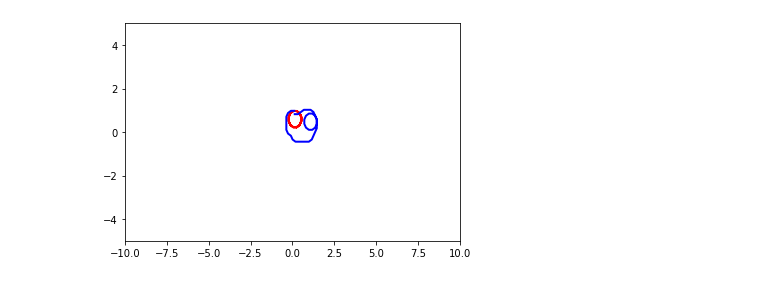
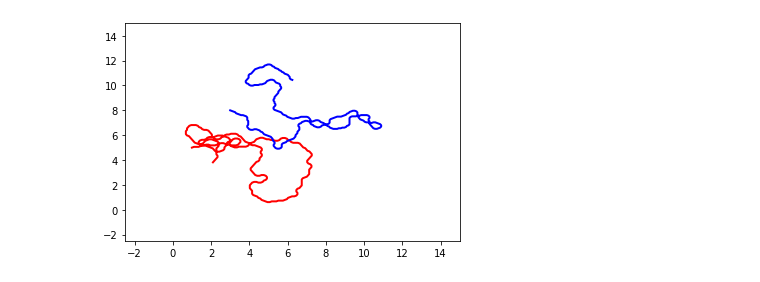
Before and after one commit to fbrand-new/reinforced-birds, a Jupyter notebook: analysis.ipynb, the cells around one changed output. Cells and saved outputs as stored; diff of their text form; code cells hidden in the pictures.

Commit message:
Pursuer is learning

```diff
--- a/analysis.ipynb
+++ b/analysis.ipynb
@@ -10,8 +10,7 @@ from IPython.display import HTML
 # initialization function: plot the background of each frame
 def animate_trajectory(filename):
     fig, ax = plt.subplots()
-    ax.set_xlim((-10, 10))
-    ax.set_ylim((-5, 5))
+
 
     line, = ax.plot([], [],  lw=2, color='red')
     line2, = ax.plot([], [], lw=2, color='blue')
@@ -23,6 +22,11 @@ def animate_trajectory(filename):
     x_1 = df['x1'].to_numpy().tolist()
     y_1 = df['y1'].to_numpy().tolist()
     x0, y0, x1, y1 = [], [], [], []
+
+    #ax.set_xlim((min(min(x_0), min(x_1)), max(max(x_0),max(x_1))))
+    #ax.set_ylim((min(min(y_0), min(y_1)), max(max(y_0),max(y_1))))
+    ax.set_xlim(-2.5,15)
+    ax.set_ylim(-2.5,15)
     # First set up the figure, the axis, and the plot element we want to animate
 
     def init():
@@ -40,6 +44,6 @@ def animate_trajectory(filename):
         return (line, line2, )
 
     anim = animation.FuncAnimation(fig, animate, init_func=init,
-                                    frames=len(df), interval=20, blit=True)
+                                    frames=len(df), interval=40, blit=True)
 
     return anim
@@ -52,6 +50,6 @@ HTML(anim_first_learn.to_html5_video())
 # %%
-anim_p = animate_trajectory("trajectories/pursuer_trajectory96.csv")
+anim_p = animate_trajectory("trajectories/pursuer_trajectory1.csv")
 HTML(anim_p.to_html5_video())
 # %% [output]
 [interactive output not drawn]
-[figure, old version]
+[figure, new version]
```
Also changed, not shown: parts of 3 cells of this notebook, 17 other files.
